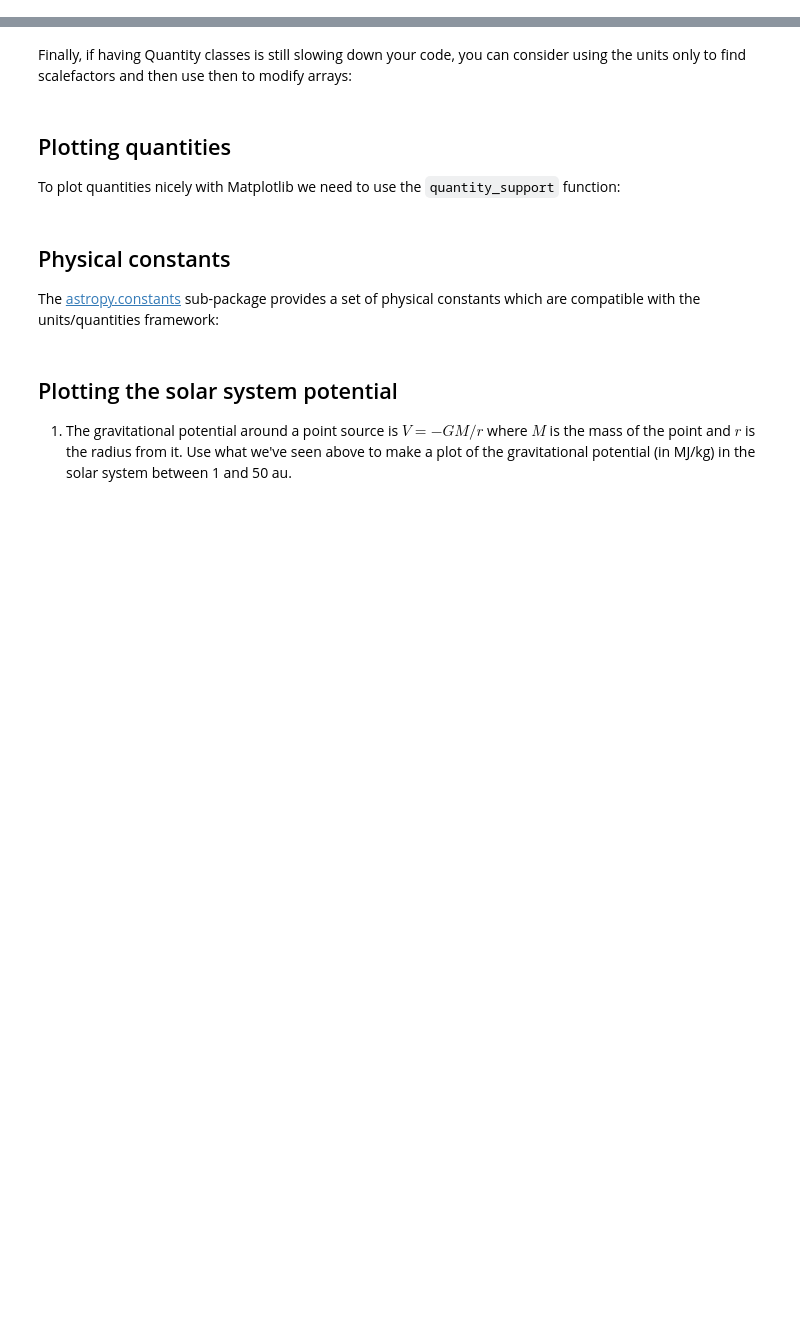
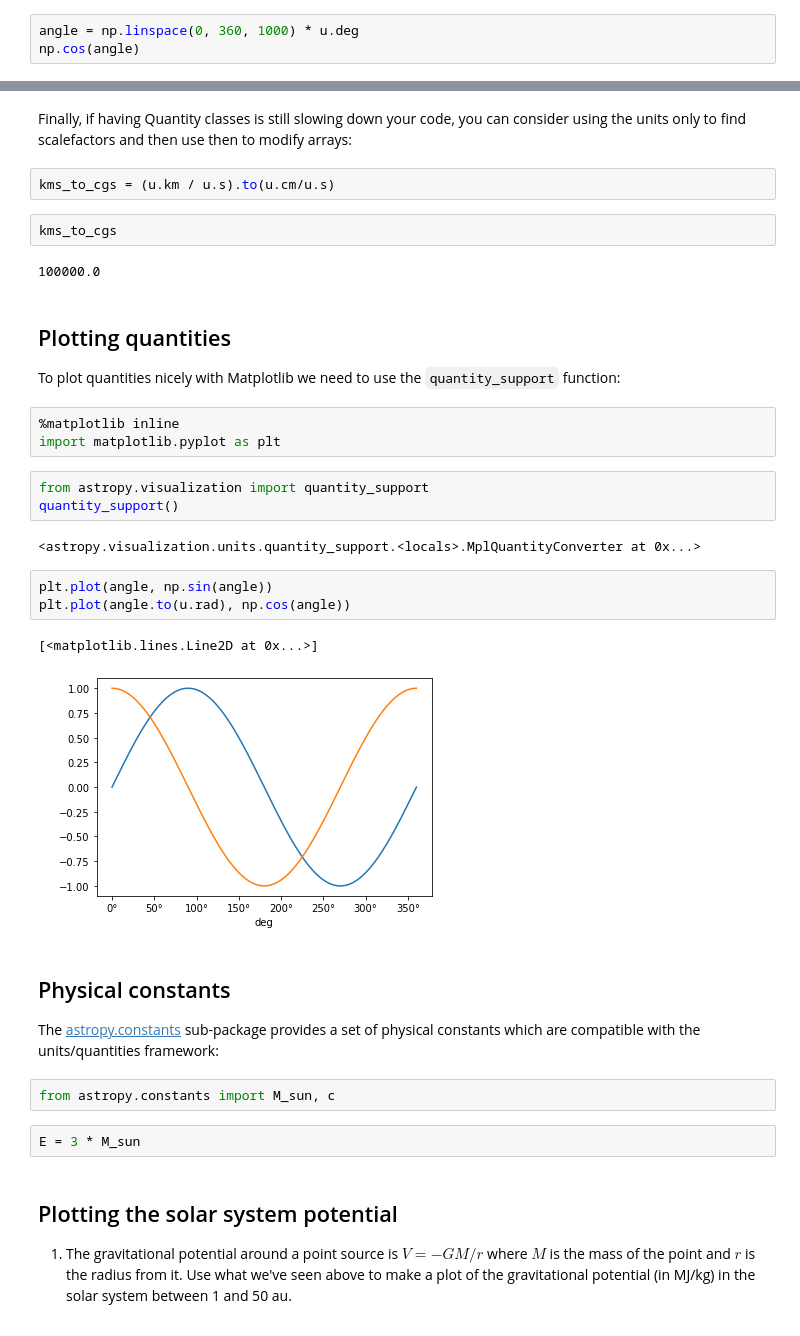
Before and after one commit to bsipocz/ASTR497, a Jupyter notebook: astropy_notebooks/01-units.ipynb, the cells around one changed output, grey strips where cells are left out. Drawn from its saved outputs; the diff is of its cells as text; blank space fills up the shorter version.

```diff
--- a/astropy_notebooks/01-units.ipynb
+++ b/astropy_notebooks/01-units.ipynb
@@ -148,3 +356,6 @@ If you want to print quantities using formatting, you can use ``.value`` and ``.
 ## Using quantities with Numpy functions
 
 Quantities work as expected with a number of Numpy functions (though not all):
+# %%
+angle = np.linspace(0, 360, 1000) * u.deg
+np.cos(angle)
@@ -157,13 +396,37 @@ If you are using composite units in your code, it can also be beneficial to comp
 # %% [markdown]
 Finally, if having Quantity classes is still slowing down your code, you can consider using the units only to find scalefactors and then use then to modify arrays:
+# %%
+kms_to_cgs = (u.km / u.s).to(u.cm/u.s)
+# %%
+kms_to_cgs
+# %% [output]
+100000.0
 # %% [markdown]
 ## Plotting quantities
 
 To plot quantities nicely with Matplotlib we need to use the ``quantity_support`` function:
+# %%
+%matplotlib inline
+import matplotlib.pyplot as plt
+# %%
+from astropy.visualization import quantity_support
+quantity_support()
+# %% [output]
+<astropy.visualization.units.quantity_support.<locals>.MplQuantityConverter at 0x...>
+# %%
+plt.plot(angle, np.sin(angle))
+plt.plot(angle.to(u.rad), np.cos(angle))
+# %% [output]
+[<matplotlib.lines.Line2D at 0x...>]
+[figure, added]
 # %% [markdown]
 ## Physical constants
 
 The [astropy.constants](https://docs.astropy.org/en/stable/constants/index.html) sub-package provides a set of physical constants which are compatible with the units/quantities framework:
+# %%
+from astropy.constants import M_sun, c
+# %%
+E = 3 * M_sun
 # %% [markdown]
 
 <section class="challenge panel panel-success">
```
Also changed, not shown: parts of 58 cells of this notebook.
